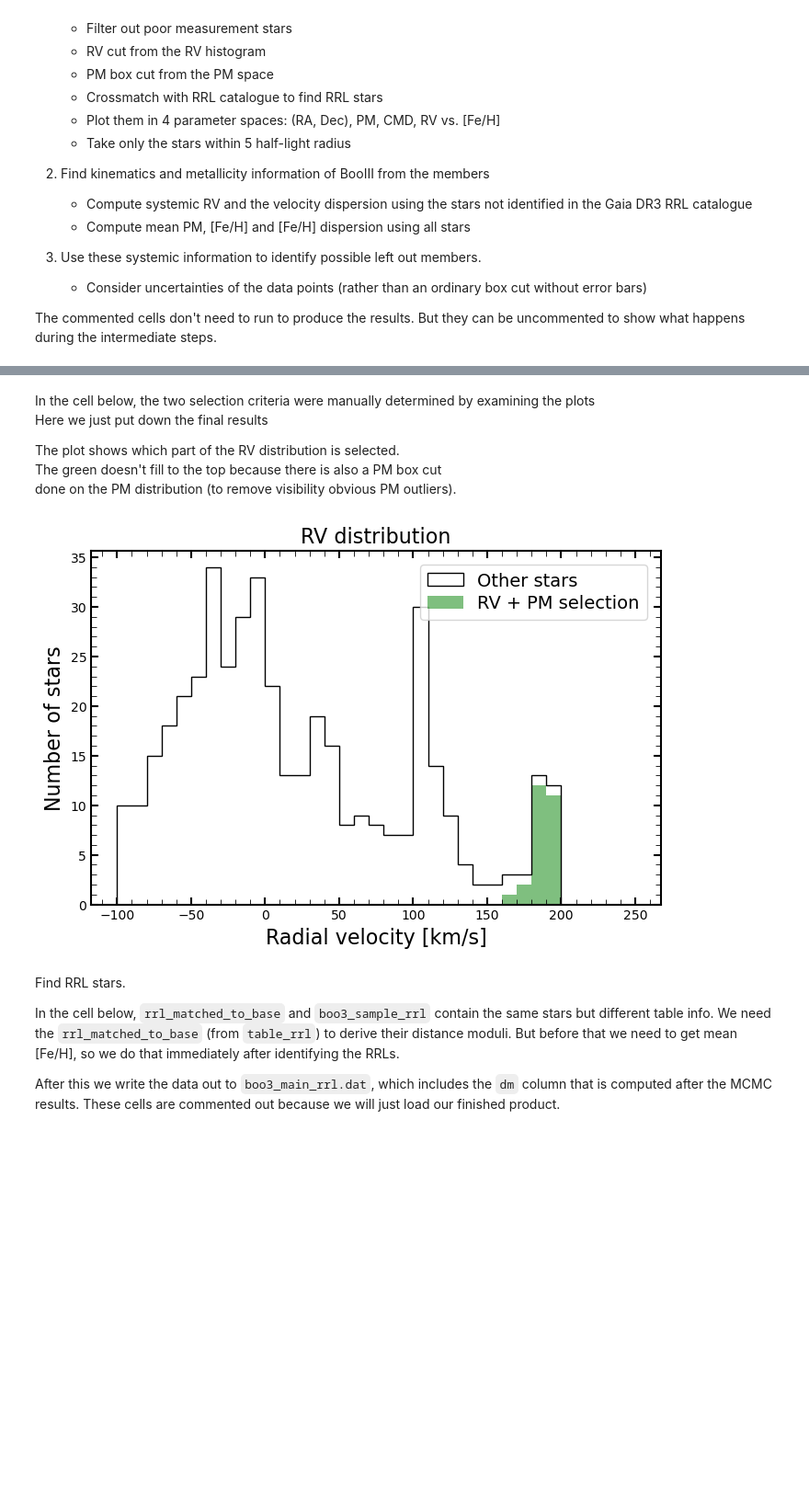
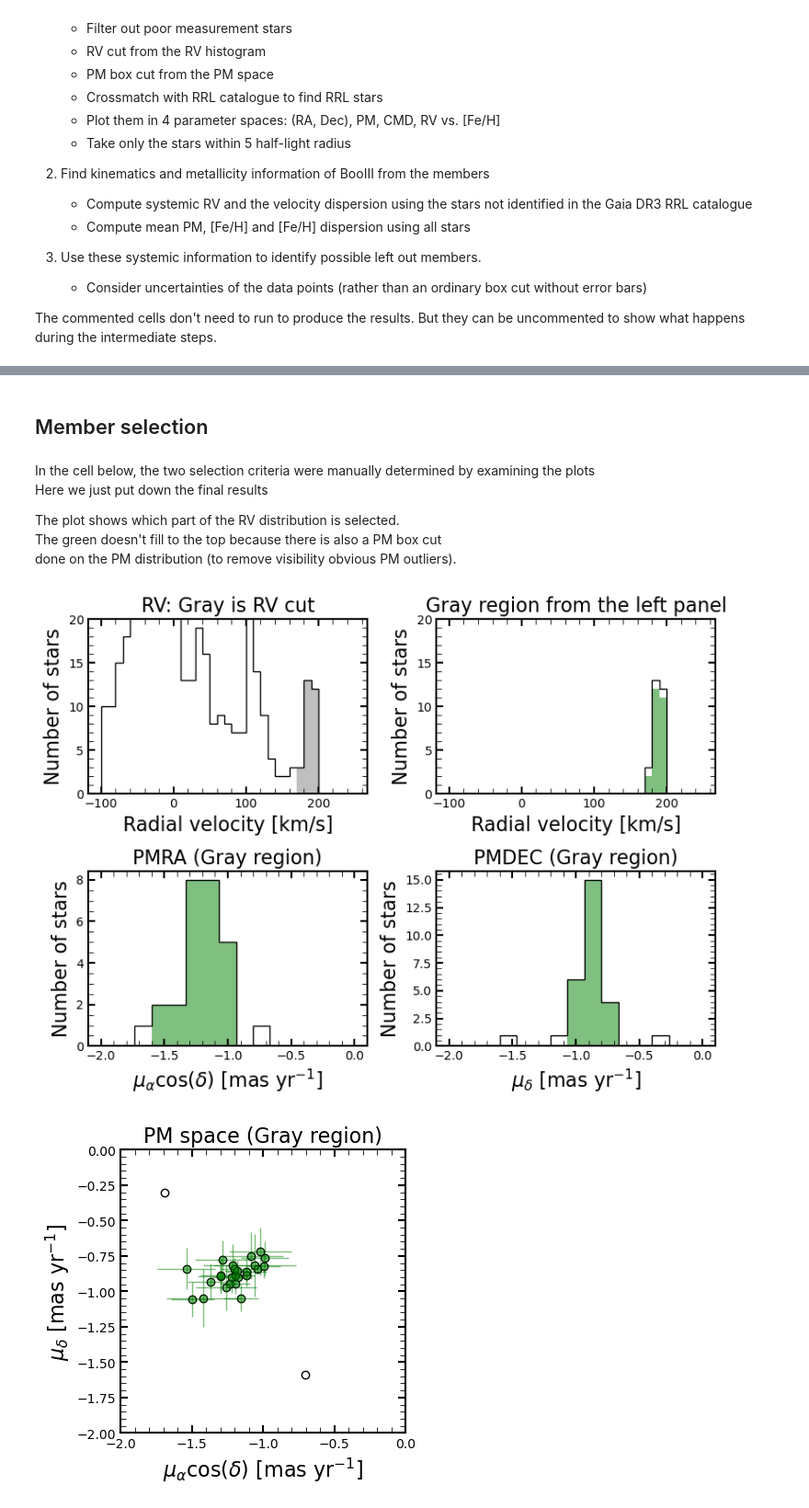
Before and after one commit to Kevin22888/Research-Bootes-III, a Jupyter notebook: main-notebooks/Bootes III Part 1.ipynb, the cells around one changed output, grey strips where cells are left out. Shown at 92% size. Drawn from its saved outputs; the diff is of its cells as text; code cells hidden in the pictures; blank space fills up the shorter version.

```diff
--- a/main-notebooks/Bootes III Part 1.ipynb
+++ b/main-notebooks/Bootes III Part 1.ipynb
@@ -84,3 +78,5 @@ table_rrl = table.join(__table_rrl1, __table_rrl2['source_id', 'EBV_SFD'], keys=
+# %% [markdown]
+## Member selection
 # %%
 table_S5_cut = angular_radius_cut(table_S5_full, [RA_BOO3, DEC_BOO3], 3)
 
@@ -96,24 +92,49 @@ Here we just put down the final results
 The plot shows which part of the RV distribution is selected. \
 The green doesn't fill to the top because there is also a PM box cut \
 done on the PM distribution (to remove visibility obvious PM outliers).
-# %%
-sel_rv_peak = (150 < table_S5_good['vel_calib']) & (table_S5_good['vel_calib'] < 240)
-sel_pm = (-2 < table_S5_good[sel_rv_peak]['pmra']) & (table_S5_good[sel_rv_peak]['pmra'] < -0.5) & \
-         (-1.4 < table_S5_good[sel_rv_peak]['pmdec']) & (table_S5_good[sel_rv_peak]['pmdec'] < -0.4) #alt: -1.6 to -0.2
-
-boo3_S5_sample = table_S5_good[sel_rv_peak][sel_pm]
-
-plt.figure(figsize=(8, 5))
-plt.hist(table_S5_good['vel_calib'], bins=35, range=[-100, 250], histtype='step', ec='k', label='Other stars')
-plt.hist(boo3_S5_sample['vel_calib'], bins=35, range=[-100, 250], fc='g', alpha=0.5, label='RV + PM selection')
-plot_labels('Radial velocity [km/s]', 'Number of stars', 'RV distribution')
-plt.legend(loc="upper right") #, bbox_to_anchor=(1.6, 0.5), prop={'size': 14})
-plt.show()
-# %% [output]
-[figure, removed]
-# %% [markdown]
-Find RRL stars.
-
-In the cell below, `rrl_matched_to_base` and `boo3_sample_rrl` contain the same stars but different table info. We need the `rrl_matched_to_base` (from `table_rrl`) to derive their distance moduli. But before that we need to get mean [Fe/H], so we do that immediately after identifying the RRLs.
-
-After this we write the data out to `boo3_main_rrl.dat`, which includes the `dm` column that is computed after the MCMC results. These cells are commented out because we will just load our finished product.
+# %%
+# These cut ranges are selected by eye
+sel_rv_peak = (170 < table_S5_good['vel_calib']) & (table_S5_good['vel_calib'] < 220)  #150 240
+sel_pm = (-2 < table_S5_good[sel_rv_peak]['pmra']) & (table_S5_good[sel_rv_peak]['pmra'] < -0.5) & \
+         (-1.2 < table_S5_good[sel_rv_peak]['pmdec']) & (table_S5_good[sel_rv_peak]['pmdec'] < -0.6) #alt: -1.6 to -0.2
+
+boo3_estimate = table_S5_good[sel_rv_peak][sel_pm]
+
+plt.figure(figsize=(8, 6))
+plt.subplot(2, 2, 1)
+plt.hist(table_S5_good['vel_calib'], bins=35, range=[-100, 250], histtype='step', ec='k')
+plt.hist(table_S5_good[sel_rv_peak]['vel_calib'], bins=35, range=[-100, 250], fc='gray', alpha=0.5)
+plot_labels('Radial velocity [km/s]', 'Number of stars', 'RV: Gray is RV cut')
+plt.ylim(0, 20)
+
+plt.subplot(2, 2, 2)
+plt.hist(table_S5_good[sel_rv_peak]['vel_calib'], bins=35, range=[-100, 250], histtype='step', ec='k')
+plt.hist(table_S5_good[sel_rv_peak][sel_pm]['vel_calib'], bins=35, range=[-100, 250], fc='g', alpha=0.5)
+plot_labels('Radial velocity [km/s]', 'Number of stars', 'Gray region from the left panel')
+plt.ylim(0, 20)
+
+_pm_range = [-2, 0]
+
+plt.subplot(2, 2, 3)
+plt.hist(table_S5_good[sel_rv_peak]['pmra'], bins=15, range=_pm_range, histtype='step', ec='k')
+plt.hist(table_S5_good[sel_rv_peak][sel_pm]['pmra'], bins=15, range=_pm_range, fc='g', alpha=0.5)
+plot_labels(pmra_label, 'Number of stars', 'PMRA (Gray region)')
+
+plt.subplot(2, 2, 4)
+plt.hist(table_S5_good[sel_rv_peak]['pmdec'], bins=15, range=_pm_range, histtype='step', ec='k')
+plt.hist(table_S5_good[sel_rv_peak][sel_pm]['pmdec'], bins=15, range=_pm_range, fc='g', alpha=0.5)
+plot_labels(pmdec_label, 'Number of stars', 'PMDEC (Gray region)')
+
+plt.tight_layout()
+plt.show()
+
+fig, ax = plt.subplots(figsize=(4, 4))
+plot_pm_ax(ax, table_S5_good[sel_rv_peak], '', fmt='o', c='none', mec='k', capsize=0, lw=0)
+plot_pm_ax(ax, table_S5_good[sel_rv_peak][sel_pm], '', fmt='o', c='g', mec='none', alpha=0.5, capsize=0, lw=1)
+ax_labels(ax, pmra_label, pmdec_label, 'PM space (Gray region)')
+ax.set_xlim(*_pm_range)
+ax.set_ylim(*_pm_range)
+plt.show()
+# %% [output]
+[figure, added]
+[figure, added]
```
Also changed, not shown: parts of 24 cells of this notebook, 2 other files.
